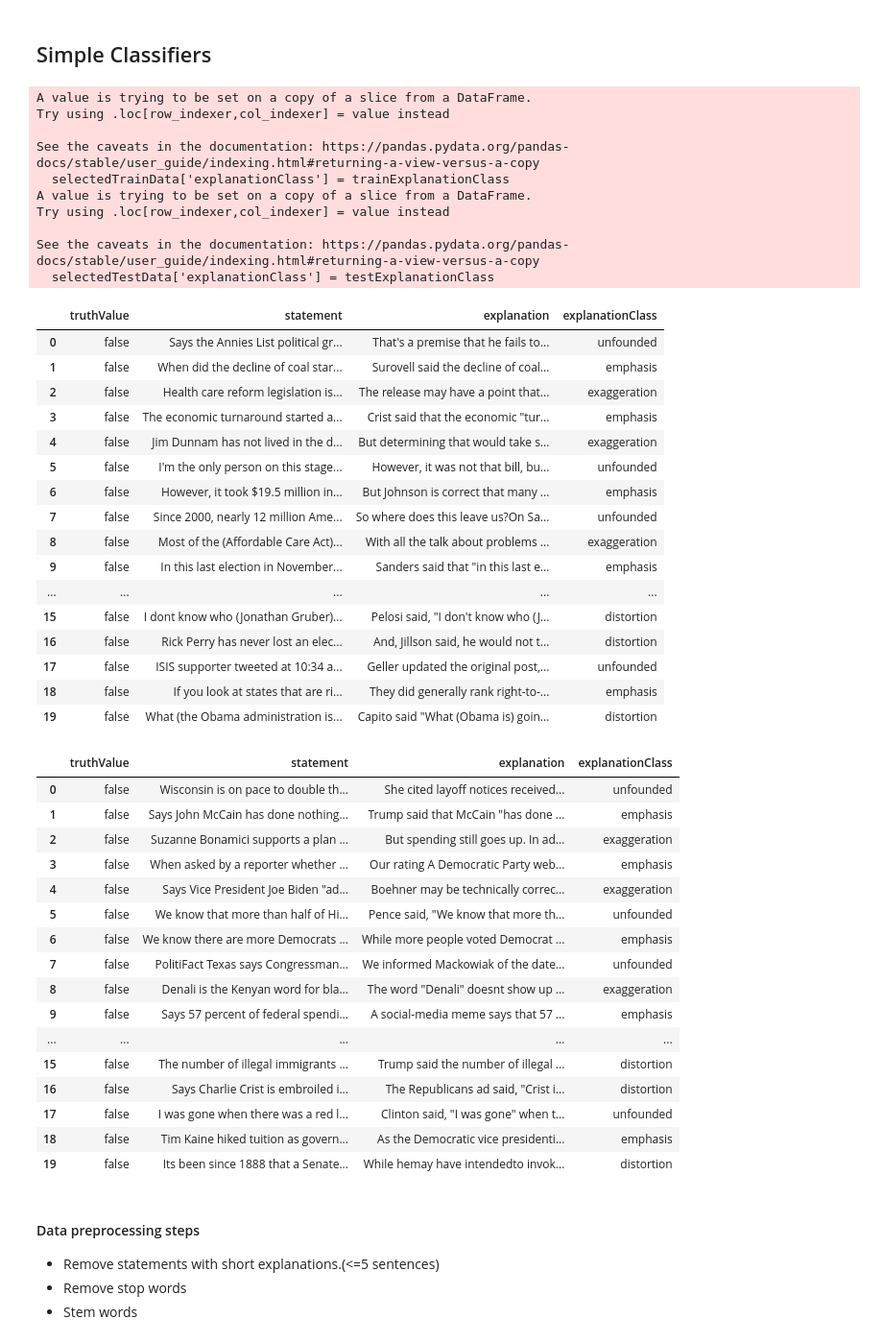
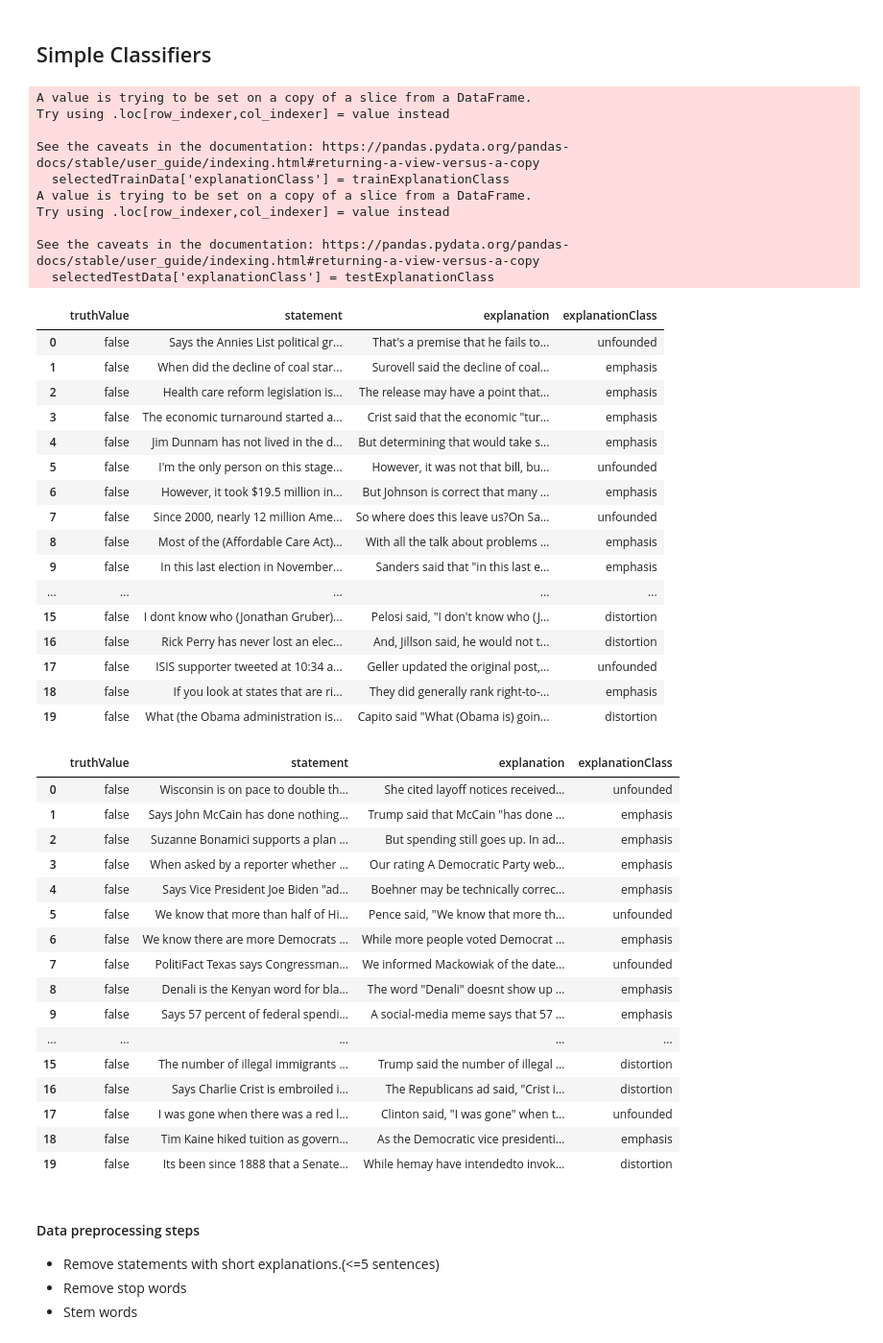
Before and after one commit to vGkatsis/MSc-Thesis, a Jupyter notebook: src/classifiers.ipynb, the cells around one changed output. Shown at 96% size. Cells and saved outputs as stored; diff of their text form; code cells hidden in the pictures.

```diff
--- a/src/classifiers.ipynb
+++ b/src/classifiers.ipynb
@@ -67,46 +67,46 @@ pd.set_option('display.width', None)
 pd.set_option('display.max_colwidth', None)
 
 # Select a small number of data.
 selectedTrainData = falseTrainData[: 20]
 selectedTestData  = falseTestData[: 20]
 
 # Temporarily add explanationClass manually.
-trainExplanationClass = ['unfounded', 'emphasis', 'exaggeration', 'emphasis', 'exaggeration',
-                    'unfounded', 'emphasis', 'unfounded', 'exaggeration', 'emphasis',
-                    'unfounded', 'exaggeration', 'unfounded', 'exaggeration', 'exaggeration',
+trainExplanationClass = ['unfounded', 'emphasis', 'emphasis', 'emphasis', 'emphasis',
+                    'unfounded', 'emphasis', 'unfounded', 'emphasis', 'emphasis',
+                    'unfounded', 'emphasis', 'unfounded', 'emphasis', 'emphasis',
                     'distortion', 'distortion', 'unfounded', 'emphasis', 'distortion']
 selectedTrainData['explanationClass'] = trainExplanationClass
 
-testExplanationClass = ['unfounded', 'emphasis', 'exaggeration', 'emphasis', 'exaggeration',
-                    'unfounded', 'emphasis', 'unfounded', 'exaggeration', 'emphasis',
-                    'unfounded', 'exaggeration', 'unfounded', 'exaggeration', 'exaggeration',
+testExplanationClass = ['unfounded', 'emphasis', 'emphasis', 'emphasis', 'emphasis',
+                    'unfounded', 'emphasis', 'unfounded', 'emphasis', 'emphasis',
+                    'unfounded', 'emphasis', 'unfounded', 'emphasis', 'emphasis',
                     'distortion', 'distortion', 'unfounded', 'emphasis', 'distortion']
 selectedTestData['explanationClass'] = testExplanationClass
 
 
 display(selectedTrainData)
 display(selectedTestData)
 # %% [output]
 A value is trying to be set on a copy of a slice from a DataFrame.
 Try using .loc[row_indexer,col_indexer] = value instead
 
 See the caveats in the documentation: https://pandas.pydata.org/pandas-docs/stable/user_guide/indexing.html#returning-a-view-versus-a-copy
   selectedTrainData['explanationClass'] = trainExplanationClass
 A value is trying to be set on a copy of a slice from a DataFrame.
 Try using .loc[row_indexer,col_indexer] = value instead
 
 See the caveats in the documentation: https://pandas.pydata.org/pandas-docs/stable/user_guide/indexing.html#returning-a-view-versus-a-copy
   selectedTestData['explanationClass'] = testExplanationClass
 |  | truthValue | statement | explanation | explanationClass |
 | 0 | false | Says the Annies List political gr... | That's a premise that he fails to... | unfounded |
 | 1 | false | When did the decline of coal star... | Surovell said the decline of coal... | emphasis |
-| 2 | false | Health care reform legislation is... | The release may have a point that... | exaggeration |
+| 2 | false | Health care reform legislation is... | The release may have a point that... | emphasis |
 | 3 | false | The economic turnaround started a... | Crist said that the economic "tur... | emphasis |
-| 4 | false | Jim Dunnam has not lived in the d... | But determining that would take s... | exaggeration |
+| 4 | false | Jim Dunnam has not lived in the d... | But determining that would take s... | emphasis |
 | 5 | false | I'm the only person on this stage... | However, it was not that bill, bu... | unfounded |
 | 6 | false | However, it took $19.5 million in... | But Johnson is correct that many ... | emphasis |
 | 7 | false | Since 2000, nearly 12 million Ame... | So where does this leave us?On Sa... | unfounded |
-| 8 | false | Most of the (Affordable Care Act)... | With all the talk about problems ... | exaggeration |
+| 8 | false | Most of the (Affordable Care Act)... | With all the talk about problems ... | emphasis |
 | 9 | false | In this last election in November... | Sanders said that "in this last e... | emphasis |
 | ... | ... | ... | ... | ... |
 | 15 | false | I dont know who (Jonathan Gruber)... | Pelosi said, "I don't know who (J... | distortion |
@@ -117,13 +117,13 @@ See the caveats in the documentation: https://pandas.pydata.org/pandas-docs/stab
 |  | truthValue | statement | explanation | explanationClass |
 | 0 | false | Wisconsin is on pace to double th... | She cited layoff notices received... | unfounded |
 | 1 | false | Says John McCain has done nothing... | Trump said that McCain "has done ... | emphasis |
-| 2 | false | Suzanne Bonamici supports a plan ... | But spending still goes up. In ad... | exaggeration |
+| 2 | false | Suzanne Bonamici supports a plan ... | But spending still goes up. In ad... | emphasis |
 | 3 | false | When asked by a reporter whether ... | Our rating A Democratic Party web... | emphasis |
-| 4 | false | Says Vice President Joe Biden "ad... | Boehner may be technically correc... | exaggeration |
+| 4 | false | Says Vice President Joe Biden "ad... | Boehner may be technically correc... | emphasis |
 | 5 | false | We know that more than half of Hi... | Pence said, "We know that more th... | unfounded |
 | 6 | false | We know there are more Democrats ... | While more people voted Democrat ... | emphasis |
 | 7 | false | PolitiFact Texas says Congressman... | We informed Mackowiak of the date... | unfounded |
-| 8 | false | Denali is the Kenyan word for bla... | The word "Denali" doesnt show up ... | exaggeration |
+| 8 | false | Denali is the Kenyan word for bla... | The word "Denali" doesnt show up ... | emphasis |
 | 9 | false | Says 57 percent of federal spendi... | A social-media meme says that 57 ... | emphasis |
 | ... | ... | ... | ... | ... |
 | 15 | false | The number of illegal immigrants ... | Trump said the number of illegal ... | distortion |
```
Also changed, not shown: parts of 2 cells of this notebook.
